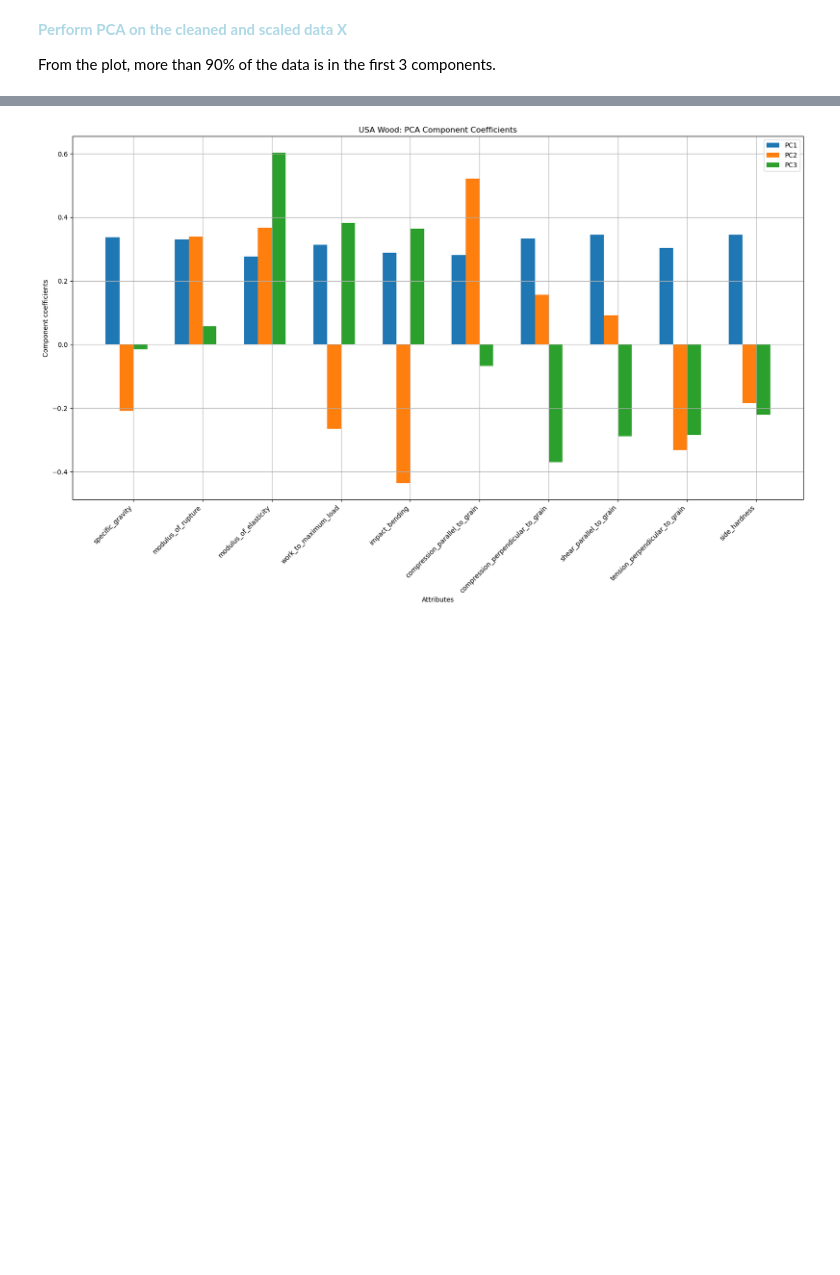
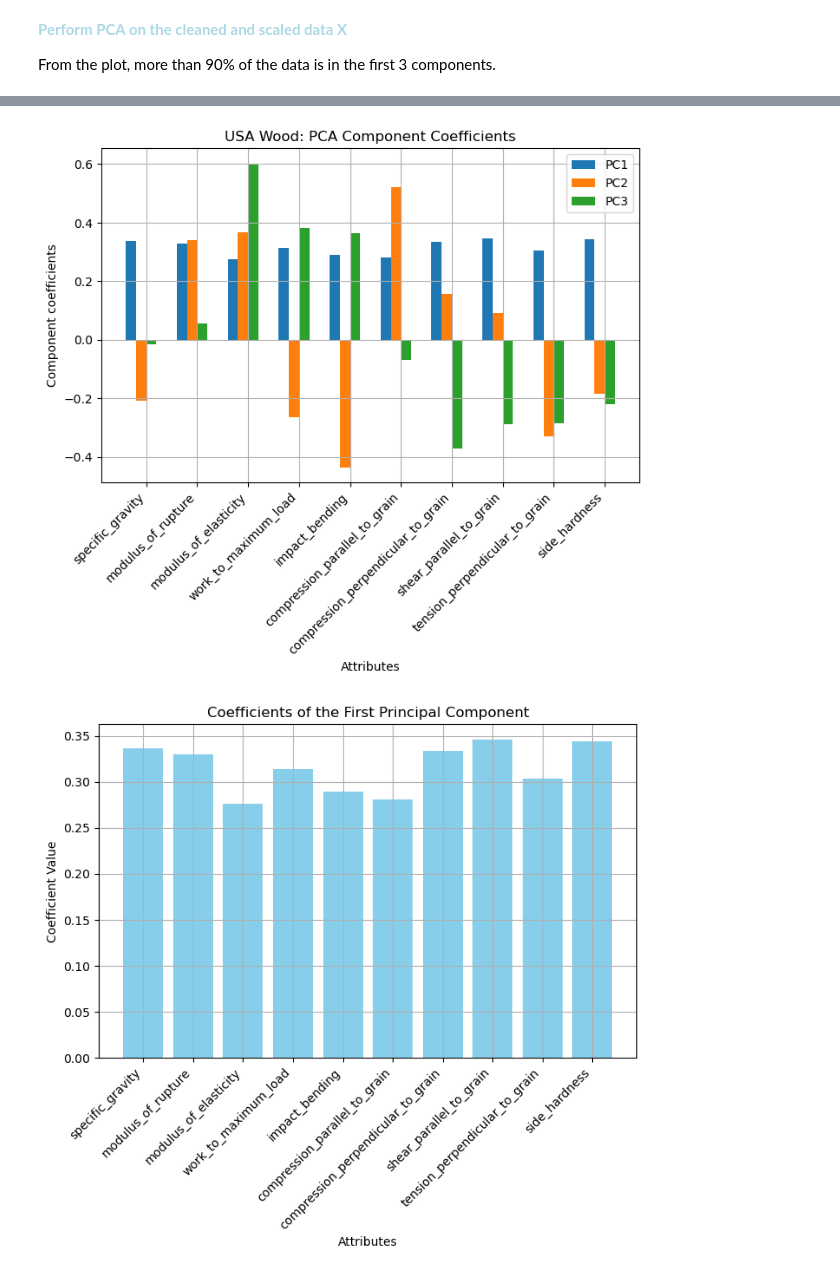
Before and after one commit to JohnOng123/02450-Project-1, a Jupyter notebook: 02450_project1.ipynb, the cells around one changed output, grey strips where cells are left out. Cells and saved outputs as stored; diff of their text form; code cells hidden in the pictures; blank space fills up the shorter version.

```diff
--- a/02450_project1.ipynb
+++ b/02450_project1.ipynb
@@ -23,7 +23,7 @@ import pandas as pd
 # %% [markdown]
 Load data of usa_wood_data_formatted.csv
 # %%
-data = pd.read_csv('C:/Users/ongji/OneDrive/Documents/DTU/02450 Introduction to Machine Learning and Data Mining/usa_wood_data_formatted.csv')
+data = pd.read_csv('C:/Users/ongji/OneDrive/Documents/DTU/02450 Introduction to Machine Learning and Data Mining/02450-Project-1/usa_wood_data_formatted.csv')
 # print(data.head())
 # %% [markdown]
 Clean data by removing rows with missing values
@@ -132,9 +130,9 @@ U, S, Vh = svd(Y, full_matrices=False)
 # Compute variance explained by principal components
 rho = (S * S) / (S * S).sum()
 
-print("Singular values:", S)
-print("Variance explained:", rho)
-print("Cumulative variance explained:", np.cumsum(rho))
+# print("Singular values:", S)
+# print("Variance explained:", rho)
+# print("Cumulative variance explained:", np.cumsum(rho))
 
 threshold = 0.9
 
@@ -149,4 +147,12 @@ plt.ylabel("Variance explained")
 plt.legend(["Individual", "Cumulative", "Threshold"])
 plt.grid()
 plt.show()
+
+# Print attributes and their corresponding variance explained values for the first three principal components
+attributeNames_num = data_cleaned.columns[6:16]  # Numerical attributes only
+pcs = [0, 1, 2]
+for i in pcs:
+    print(f"\nAttributes and their variance explained for PC{i + 1}:")
+    for attr, var in zip(attributeNames_num, Vh[i, :]):
+        print(f"{attr}: {var:.4f}")
 # %% [output]
@@ -166,20 +183,23 @@ V = Vh.T
 Z = Y @ V
 
 # Indices of the principal components to be plotted
-i = 0 # This is now specific_gravity
-j = 1 # This is now modulus_of_rupture
+i = 0 # 1st PC
+j = 1 # 2nd PC
 
 # Plot PCA of the data
-f = plt.figure()
+f = plt.figure(figsize=(10,6))
 plt.title("USA Wood data: PCA")
 # Z = array(Z)
 for c in range(C):
     # select indices belonging to class c:
     class_mask = y == c
     plt.plot(Z[class_mask, i], Z[class_mask, j], "o", alpha=0.5)
+
+#plt.legend(classNames,loc='center left', bbox_to_anchor=(1, 0.5))
 plt.legend(classNames)
 plt.xlabel("PC{0}".format(i + 1))
 plt.ylabel("PC{0}".format(j + 1))
+plt.tight_layout()
 
 # Output result to screen
 plt.show()
@@ -188,26 +222,43 @@ plt.show()
 # %%
 N, M = X_scaled.shape # Number of samples and attributes
 attributeNames_num = data_cleaned.columns[6:16] # Numerical attributes only
 
 # Plot coefficients of the first 3 PCs
 pcs = [0, 1, 2]
 legendStrs = ["PC" + str(e + 1) for e in pcs]
 c = ["r", "g", "b"]
 bw = 0.2
 r = np.arange(1, M + 1)
 
-plt.figure(figsize=(20, 10))
+plt.figure(figsize=(8,5))
 
 for i in pcs:
     plt.bar(r + i * bw, V[:, i], width=bw)
 
 plt.xticks(r + bw * len(pcs) / 2, attributeNames_num, rotation=45, ha="right")
 #plt.xticks(r + bw, attributeNames_num)
 plt.xlabel("Attributes")
 plt.ylabel("Component coefficients")
 plt.legend(legendStrs)
 plt.grid()
 plt.title("USA Wood: PCA Component Coefficients")
 plt.show()
+
+plt.figure(figsize=(8, 5))
+plt.bar(attributeNames_num, V[:, 0], color='skyblue')
+plt.xlabel('Attributes')
+plt.ylabel('Coefficient Value')
+plt.title('Coefficients of the First Principal Component')
+plt.xticks(rotation=45, ha="right")
+plt.grid(True)
+plt.show()
+
+# Print attributes and their coefficients for the first three principal components
+pcs = [0, 1, 2]
+for i in pcs:
+    print(f"\nAttributes and their coefficients for PC{i + 1}:")
+    for attr, coeff in zip(attributeNames_num, V[:, i]):
+        print(f"{attr}: {coeff:.4f}")
 # %% [output]
-[figure, old version]
+[figure, new version]
+[figure, added]
```
Also changed, not shown: parts of 15 cells of this notebook.
